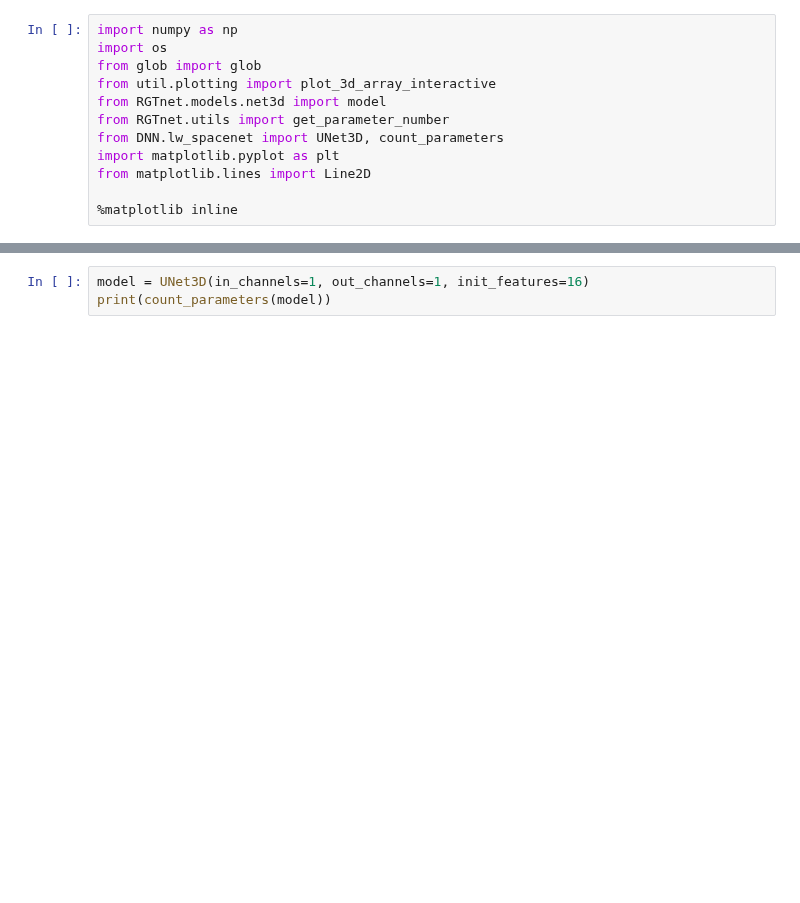
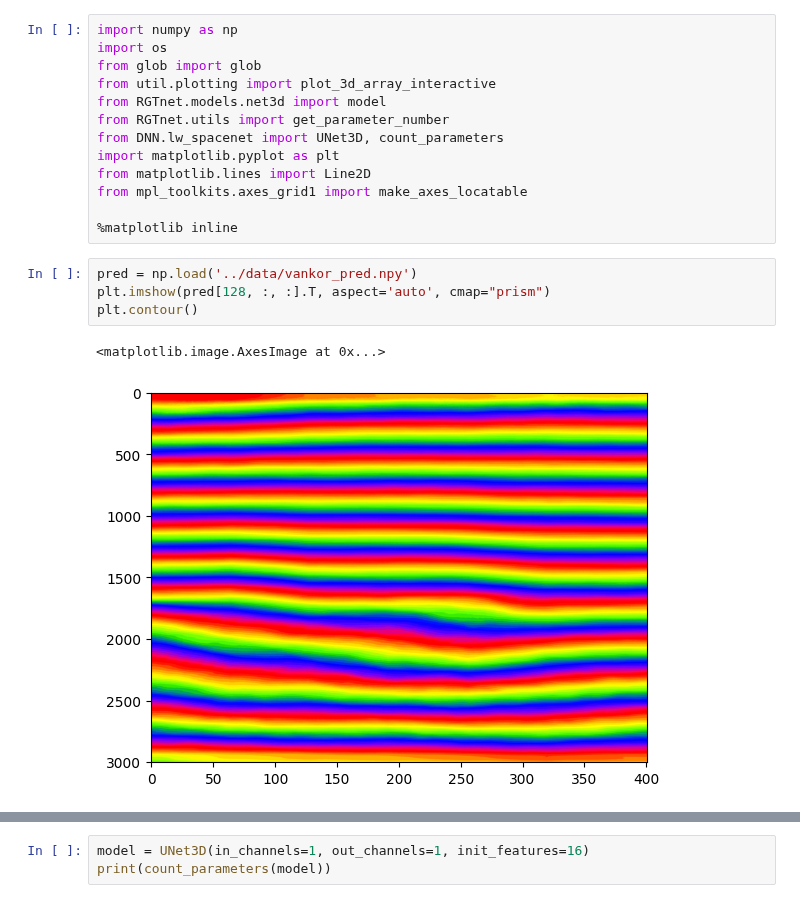
Before and after one commit to spaceswimmer/nnseismic, a Jupyter notebook: src/view_results.ipynb, the cells around one changed output, grey strips where cells are left out. Cells and saved outputs as stored; diff of their text form; blank space fills up the shorter version.

```diff
--- a/src/view_results.ipynb
+++ b/src/view_results.ipynb
@@ -8,5 +8,13 @@ from RGTnet.utils import get_parameter_number
 from DNN.lw_spacenet import UNet3D, count_parameters
 import matplotlib.pyplot as plt
 from matplotlib.lines import Line2D
+from mpl_toolkits.axes_grid1 import make_axes_locatable
 
 %matplotlib inline
+# %%
+pred = np.load('../data/vankor_pred.npy')
+plt.imshow(pred[128, :, :].T, aspect='auto', cmap="prism")
+plt.contour()
+# %% [output]
+<matplotlib.image.AxesImage at 0x...>
+[figure, added]
```
Also changed, not shown: parts of 5 cells of this notebook, 24 other files.
